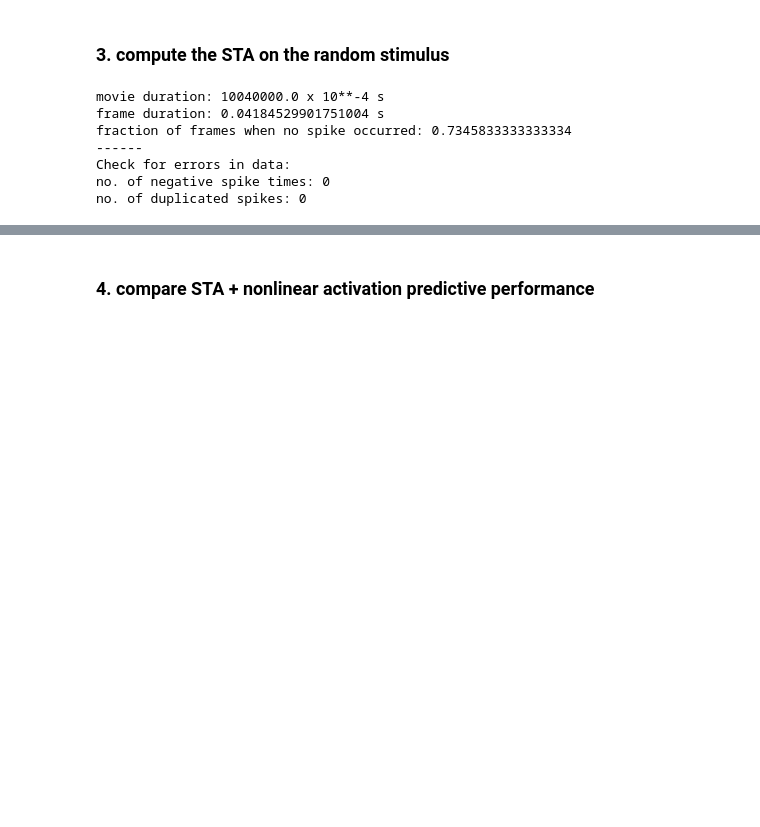
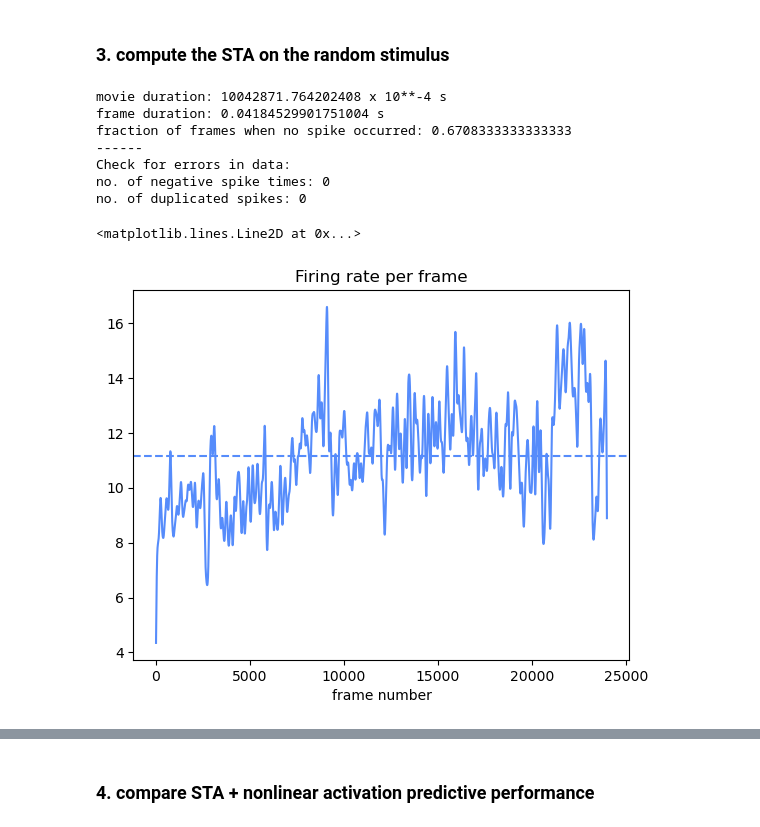
Before and after one commit to alessandrodipiano/neural_encoding, a Jupyter notebook: 2d_clean.ipynb, the cells around one changed output, grey strips where cells are left out. Saved outputs shown, nothing was run; the diff lists cells and outputs as text; code cells hidden in the pictures; blank space fills up the shorter version.

```diff
--- a/2d_clean.ipynb
+++ b/2d_clean.ipynb
@@ -197,7 +199,7 @@ images = images - images.mean(axis=0)
 # %%
 # define parameters related to the display of stimulus
 effective_frame_rate = 23.897547 # the effective refresh rate from .log file,
-movie_duration = frame_count // effective_frame_rate * 10000 # unit of 0.1ms
+movie_duration = frame_count / effective_frame_rate * 10000 # unit of 0.1ms
 frame_duration = 1 / effective_frame_rate
 print(f"movie duration: {movie_duration} x 10**-4 s")
 print(f"frame duration: {frame_duration} s")
@@ -214,13 +216,27 @@ print("------\nCheck for errors in data:")
 print(f"no. of negative spike times: {(spike_times < 0).sum()}")
 print(f"no. of duplicated spikes: {len(spike_times) - len(set(spike_times))}")
 # %% [output]
-movie duration: 10040000.0 x 10**-4 s
+movie duration: 10042871.764202408 x 10**-4 s
 frame duration: 0.04184529901751004 s
-fraction of frames when no spike occurred: 0.7345833333333334
+fraction of frames when no spike occurred: 0.6708333333333333
 ------
 Check for errors in data:
 no. of negative spike times: 0
 no. of duplicated spikes: 0
+# %%
+# compute the firing rate when binning by frame
+
+t, r, counts = gaussian_rate_convolution(spike_times/10000, 0, movie_duration/10000, frame_duration, 2)
+new_t = np.arange(24000)
+plt.plot(r)
+plt.xlabel("frame number")
+plt.title("Firing rate per frame")
+
+mean_r = r.mean()
+plt.axhline(mean_r, linestyle="--")
+# %% [output]
+<matplotlib.lines.Line2D at 0x...>
+[figure, added]
 # %%
 def get_sta(frame_window:int):
     """INPUT: number of frames before spike to be considered
```
Also changed, not shown: parts of 24 cells of this notebook.
